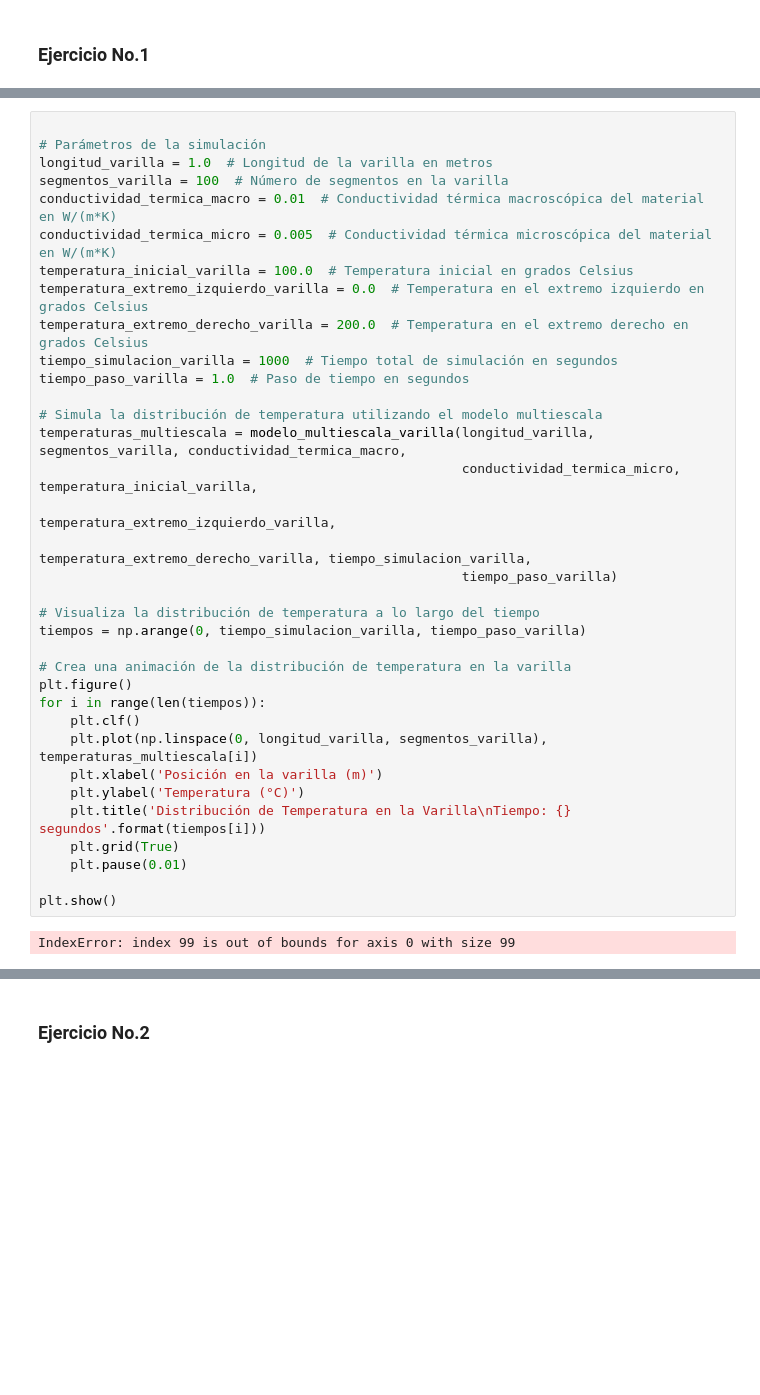
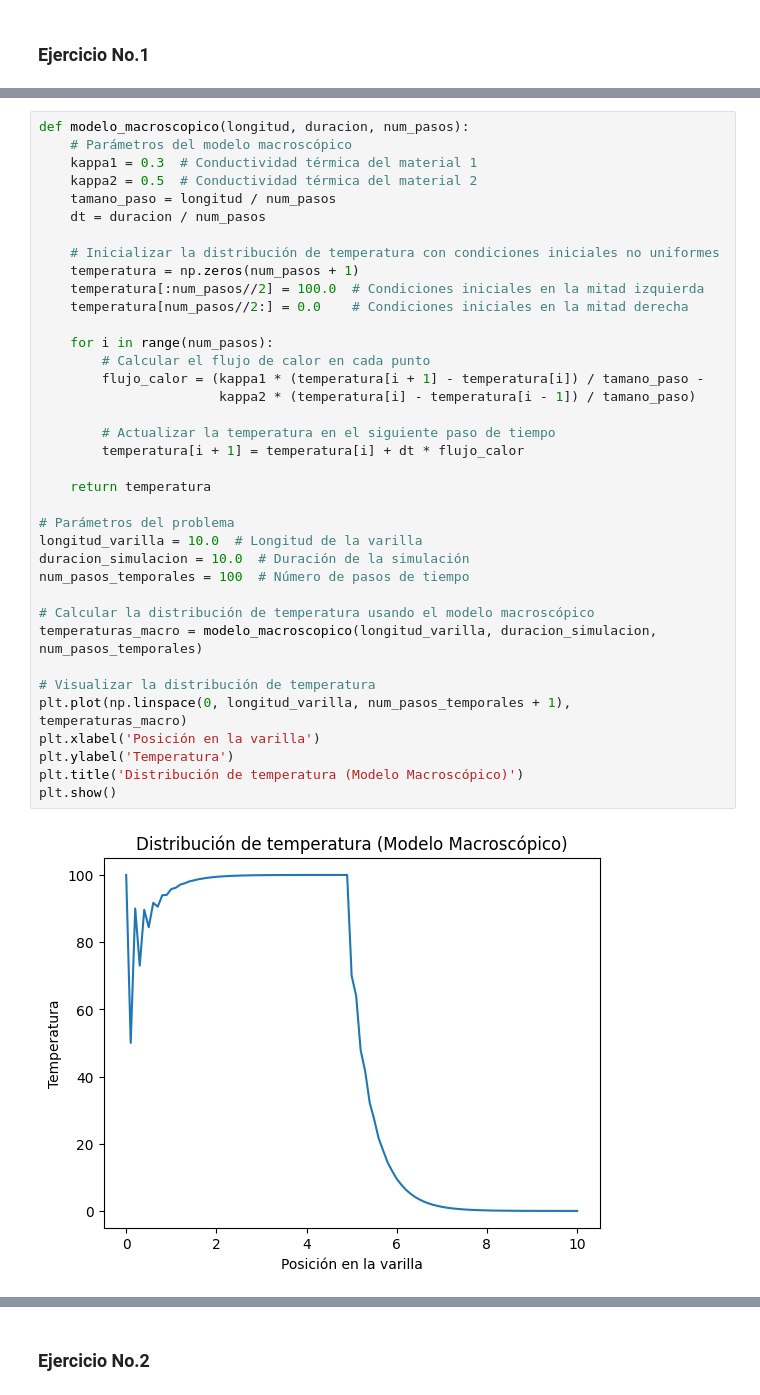
Before and after one commit to Paola-Contreras/Lab06-MS, a Jupyter notebook: lab6.ipynb, the cells around one changed output, grey strips where cells are left out. Cells and saved outputs as stored; diff of their text form; blank space fills up the shorter version.

```diff
--- a/lab6.ipynb
+++ b/lab6.ipynb
@@ -199,37 +14,39 @@ IndexError: index 99 is out of bounds for axis 0 with size 99
-# %%
-
-# Parámetros de la simulación
-longitud_varilla = 1.0  # Longitud de la varilla en metros
-segmentos_varilla = 100  # Número de segmentos en la varilla
-conductividad_termica_macro = 0.01  # Conductividad térmica macroscópica del material en W/(m*K)
-conductividad_termica_micro = 0.005  # Conductividad térmica microscópica del material en W/(m*K)
-temperatura_inicial_varilla = 100.0  # Temperatura inicial en grados Celsius
-temperatura_extremo_izquierdo_varilla = 0.0  # Temperatura en el extremo izquierdo en grados Celsius
-temperatura_extremo_derecho_varilla = 200.0  # Temperatura en el extremo derecho en grados Celsius
-tiempo_simulacion_varilla = 1000  # Tiempo total de simulación en segundos
-tiempo_paso_varilla = 1.0  # Paso de tiempo en segundos
-
-# Simula la distribución de temperatura utilizando el modelo multiescala
-temperaturas_multiescala = modelo_multiescala_varilla(longitud_varilla, segmentos_varilla, conductividad_termica_macro,
-                                                      conductividad_termica_micro, temperatura_inicial_varilla,
-                                                      temperatura_extremo_izquierdo_varilla,
-                                                      temperatura_extremo_derecho_varilla, tiempo_simulacion_varilla,
-                                                      tiempo_paso_varilla)
-
-# Visualiza la distribución de temperatura a lo largo del tiempo
-tiempos = np.arange(0, tiempo_simulacion_varilla, tiempo_paso_varilla)
-
-# Crea una animación de la distribución de temperatura en la varilla
-plt.figure()
-for i in range(len(tiempos)):
-    plt.clf()
-    plt.plot(np.linspace(0, longitud_varilla, segmentos_varilla), temperaturas_multiescala[i])
-    plt.xlabel('Posición en la varilla (m)')
-    plt.ylabel('Temperatura (°C)')
-    plt.title('Distribución de Temperatura en la Varilla\nTiempo: {} segundos'.format(tiempos[i]))
-    plt.grid(True)
-    plt.pause(0.01)
-
-plt.show()
-# %% [output]
-IndexError: index 99 is out of bounds for axis 0 with size 99
+# %%
+def modelo_macroscopico(longitud, duracion, num_pasos):
+    # Parámetros del modelo macroscópico
+    kappa1 = 0.3  # Conductividad térmica del material 1
+    kappa2 = 0.5  # Conductividad térmica del material 2
+    tamano_paso = longitud / num_pasos
+    dt = duracion / num_pasos
+
+    # Inicializar la distribución de temperatura con condiciones iniciales no uniformes
+    temperatura = np.zeros(num_pasos + 1)
+    temperatura[:num_pasos//2] = 100.0  # Condiciones iniciales en la mitad izquierda
+    temperatura[num_pasos//2:] = 0.0    # Condiciones iniciales en la mitad derecha
+
+    for i in range(num_pasos):
+        # Calcular el flujo de calor en cada punto
+        flujo_calor = (kappa1 * (temperatura[i + 1] - temperatura[i]) / tamano_paso -
+                       kappa2 * (temperatura[i] - temperatura[i - 1]) / tamano_paso)
+
+        # Actualizar la temperatura en el siguiente paso de tiempo
+        temperatura[i + 1] = temperatura[i] + dt * flujo_calor
+
+    return temperatura
+
+# Parámetros del problema
+longitud_varilla = 10.0  # Longitud de la varilla
+duracion_simulacion = 10.0  # Duración de la simulación
+num_pasos_temporales = 100  # Número de pasos de tiempo
+
+# Calcular la distribución de temperatura usando el modelo macroscópico
+temperaturas_macro = modelo_macroscopico(longitud_varilla, duracion_simulacion, num_pasos_temporales)
+
+# Visualizar la distribución de temperatura
+plt.plot(np.linspace(0, longitud_varilla, num_pasos_temporales + 1), temperaturas_macro)
+plt.xlabel('Posición en la varilla')
+plt.ylabel('Temperatura')
+plt.title('Distribución de temperatura (Modelo Macroscópico)')
+plt.show()
+# %% [output]
+[figure, added]
```
Also changed, not shown: parts of 17 cells of this notebook.
